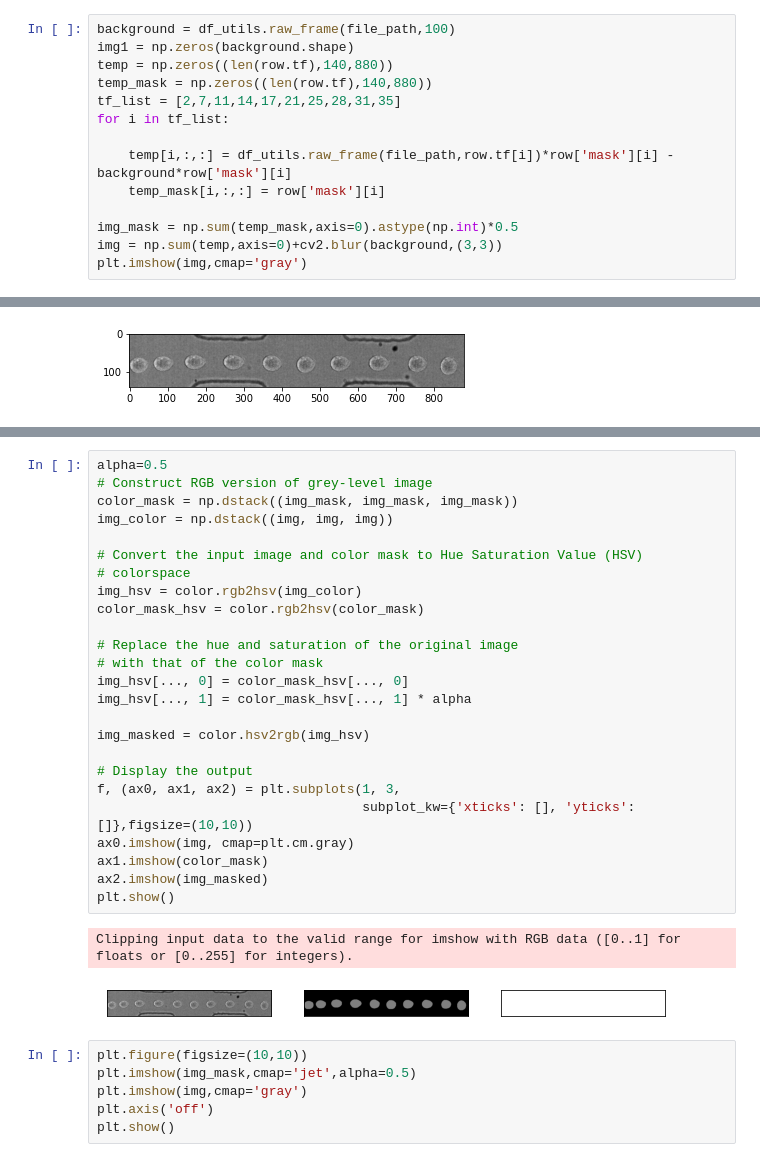
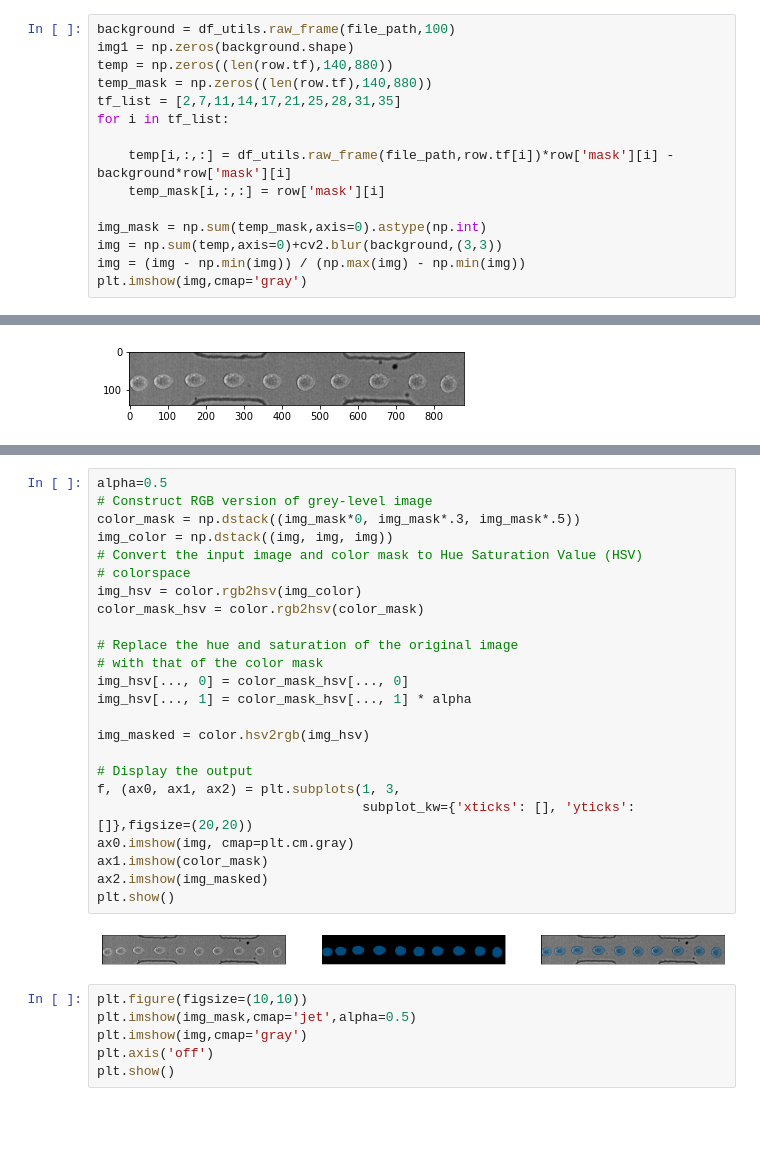
Before and after one commit to siwylab/time-series-dc, a Jupyter notebook: Cell frame sequence.ipynb, the cells around one changed output, grey strips where cells are left out. Cells and saved outputs as stored; diff of their text form; blank space fills up the shorter version.

Commit message:
added masks to cell sequence

```diff
--- a/Cell frame sequence.ipynb
+++ b/Cell frame sequence.ipynb
@@ -90,8 +90,9 @@ for i in tf_list:
     temp[i,:,:] = df_utils.raw_frame(file_path,row.tf[i])*row['mask'][i] - background*row['mask'][i]
     temp_mask[i,:,:] = row['mask'][i]
 
-img_mask = np.sum(temp_mask,axis=0).astype(np.int)*0.5
+img_mask = np.sum(temp_mask,axis=0).astype(np.int)
 img = np.sum(temp,axis=0)+cv2.blur(background,(3,3))
+img = (img - np.min(img)) / (np.max(img) - np.min(img))
 plt.imshow(img,cmap='gray')
 # %% [output]
 <matplotlib.image.AxesImage at 0x...>
@@ -99,31 +114,29 @@ plt.imshow(img,cmap='gray')
 # %%
 alpha=0.5
 # Construct RGB version of grey-level image
-color_mask = np.dstack((img_mask, img_mask, img_mask))
+color_mask = np.dstack((img_mask*0, img_mask*.3, img_mask*.5))
 img_color = np.dstack((img, img, img))
-
 # Convert the input image and color mask to Hue Saturation Value (HSV)
 # colorspace
 img_hsv = color.rgb2hsv(img_color)
 color_mask_hsv = color.rgb2hsv(color_mask)
 
 # Replace the hue and saturation of the original image
 # with that of the color mask
 img_hsv[..., 0] = color_mask_hsv[..., 0]
 img_hsv[..., 1] = color_mask_hsv[..., 1] * alpha
 
 img_masked = color.hsv2rgb(img_hsv)
 
 # Display the output
 f, (ax0, ax1, ax2) = plt.subplots(1, 3,
-                                  subplot_kw={'xticks': [], 'yticks': []},figsize=(10,10))
+                                  subplot_kw={'xticks': [], 'yticks': []},figsize=(20,20))
 ax0.imshow(img, cmap=plt.cm.gray)
 ax1.imshow(color_mask)
 ax2.imshow(img_masked)
 plt.show()
 # %% [output]
-Clipping input data to the valid range for imshow with RGB data ([0..1] for floats or [0..255] for integers).
-[figure, old version]
+[figure, new version]
 # %%
 plt.figure(figsize=(10,10))
 plt.imshow(img_mask,cmap='jet',alpha=0.5)
```
Also changed, not shown: parts of 2 cells of this notebook, 3 other files.
